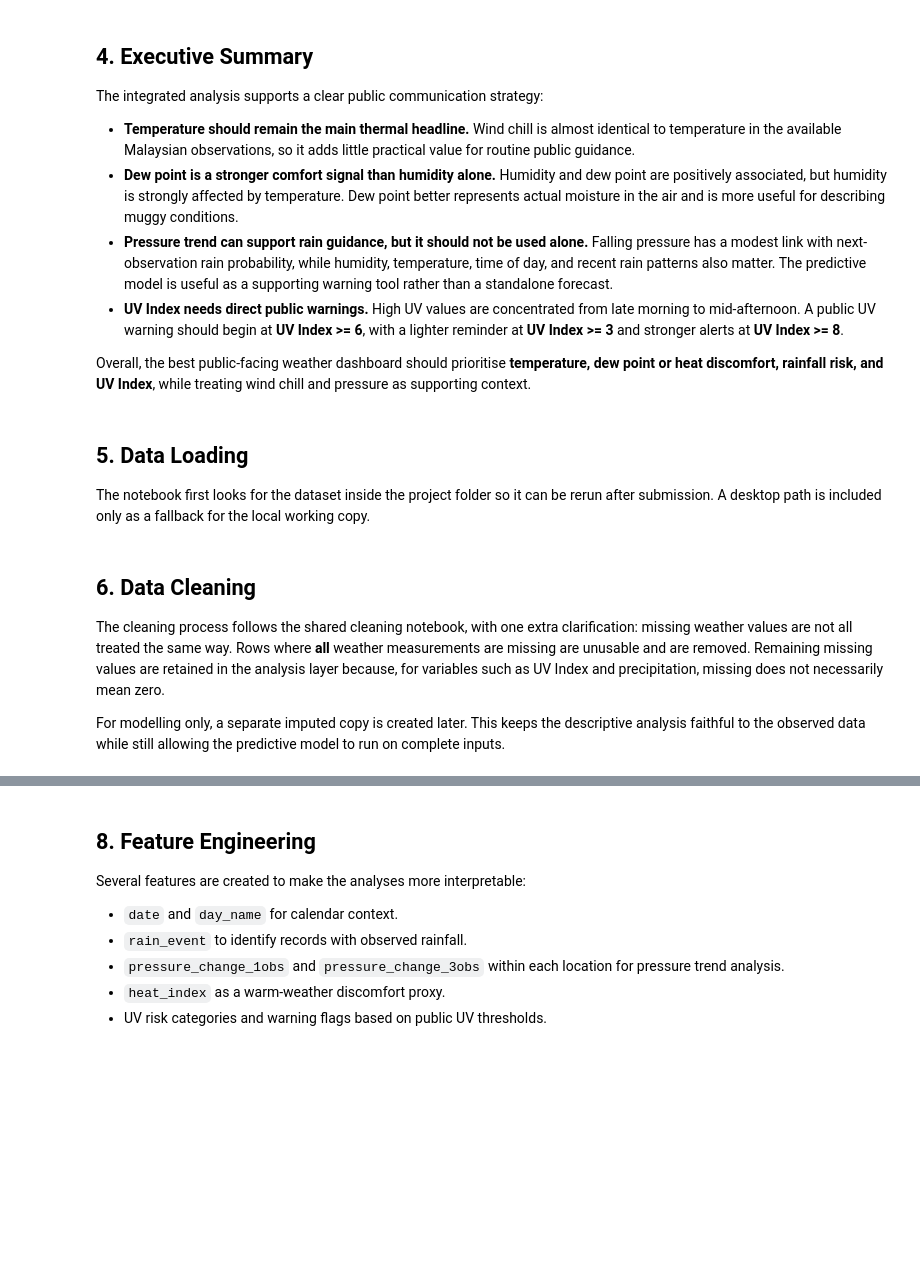
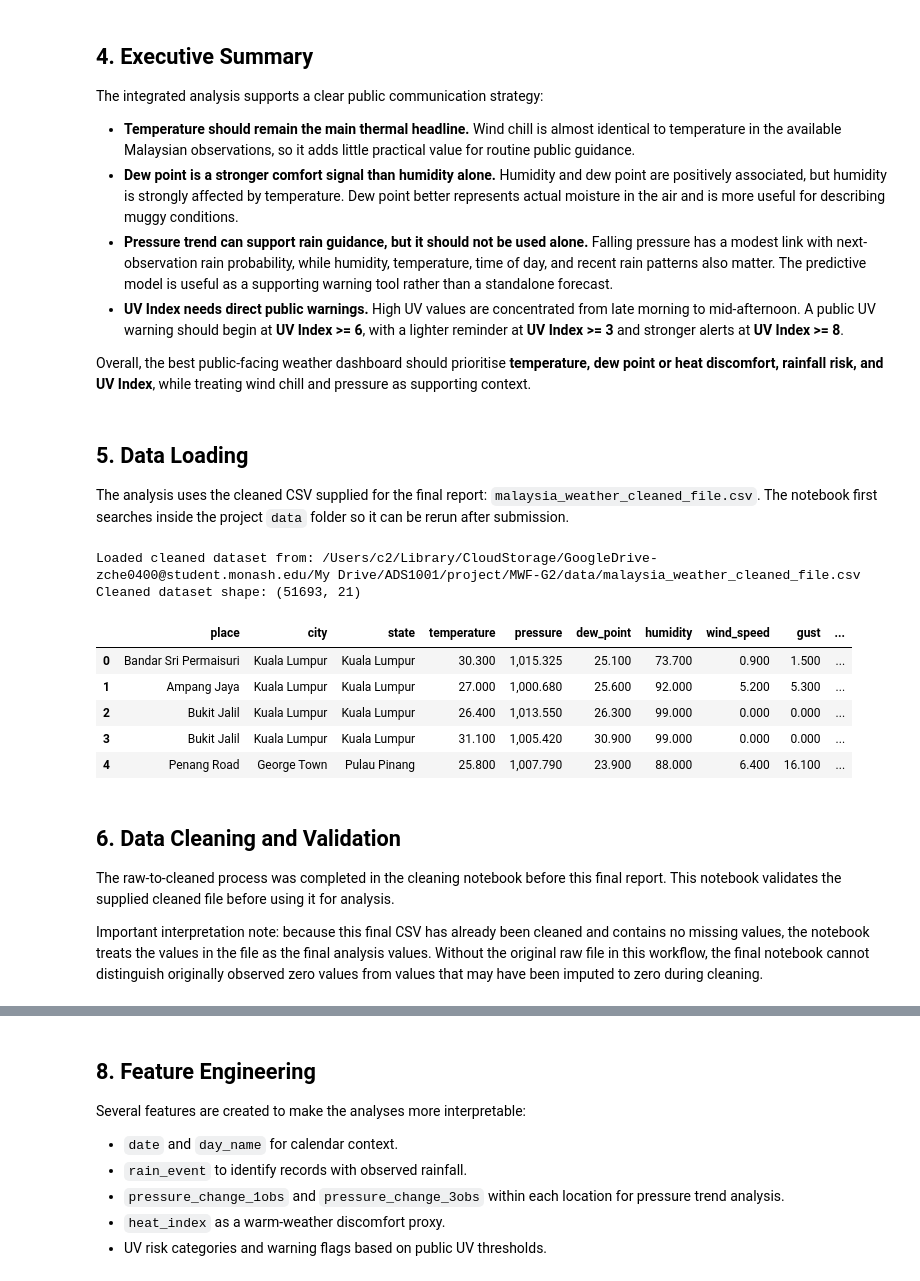
Before and after one commit to hyue3463-cloud/MWF-G2, a Jupyter notebook: ADS1001_project_notebook_template.ipynb, the cells around one changed output, grey strips where cells are left out. Drawn from its saved outputs; the diff is of its cells as text; code cells hidden in the pictures; blank space fills up the shorter version.

```diff
--- a/ADS1001_project_notebook_template.ipynb
+++ b/ADS1001_project_notebook_template.ipynb
@@ -166,48 +192,52 @@ Overall, the best public-facing weather dashboard should prioritise **temperatur
 # %% [markdown]
 ## 5. Data Loading
 
-The notebook first looks for the dataset inside the project folder so it can be rerun after submission. A desktop path is included only as a fallback for the local working copy.
+The analysis uses the cleaned CSV supplied for the final report: `malaysia_weather_cleaned_file.csv`. The notebook first searches inside the project `data` folder so it can be rerun after submission.
 # %%
 EXPECTED_COLUMNS = {
     'place', 'city', 'state', 'temperature', 'pressure', 'dew_point', 'humidity',
     'wind_speed', 'gust', 'wind_chill', 'uv_index', 'precipitation_rate',
-    'precipitation_total', 'year', 'month', 'day', 'hour', 'minutes', 'seconds'
+    'precipitation_total', 'year', 'month', 'day', 'hour', 'minutes', 'seconds',
+    'month_number', 'datetime'
 }
 
 candidate_paths = [
-    PROJECT_ROOT / 'data' / 'malaysia_weather_data.csv',
-    PROJECT_ROOT / 'malaysia_weather_data.csv',
-    PROJECT_ROOT / 'data' / 'malaysia_weather_cleaned.csv',
-    PROJECT_ROOT / 'malaysia_weather_cleaned.csv',
-    Path('/Users/c2/Desktop/malaysia_weather_data.csv'),
+    PROJECT_ROOT / 'data' / 'malaysia_weather_cleaned_file.csv',
+    PROJECT_ROOT / 'data' / 'malaysia_weather_cleaned_file(3).csv',
+    PROJECT_ROOT / 'malaysia_weather_cleaned_file.csv',
+    Path('/Users/c2/Desktop/malaysia_weather_cleaned_file(3).csv'),
 ]
 
 
-def read_weather_csv(path: Path) -> pd.DataFrame:
-    """Read normal CSV files and CSV files that contain one extra title row."""
-    for skiprows in [0, 1]:
-        try:
-            candidate = pd.read_csv(path, skiprows=skiprows, low_memory=False)
-        except Exception:
-            continue
-        if EXPECTED_COLUMNS.issubset(set(candidate.columns)):
-            return candidate
-    raise ValueError(f'Found {path}, but it does not contain the expected weather columns.')
+def load_cleaned_weather_csv(paths):
+    """Load the cleaned weather CSV from the first valid path in a candidate list."""
+    for path in paths:
+        if path.exists():
+            df_candidate = pd.read_csv(path, low_memory=False)
+            if EXPECTED_COLUMNS.issubset(set(df_candidate.columns)):
+                return path, df_candidate
+            raise ValueError(f'Found {path}, but it does not contain the expected cleaned weather columns.')
+    raise FileNotFoundError('Cleaned weather CSV not found. Place malaysia_weather_cleaned_file.csv in the data folder.')
 
-DATA_PATH = next((path for path in candidate_paths if path.exists()), None)
-if DATA_PATH is None:
-    raise FileNotFoundError('Weather CSV not found. Place malaysia_weather_data.csv in the data folder.')
-
-raw_df = read_weather_csv(DATA_PATH)
-print(f'Loaded dataset from: {DATA_PATH}')
-print(f'Raw dataset shape: {raw_df.shape}')
+DATA_PATH, raw_df = load_cleaned_weather_csv(candidate_paths)
+print(f'Loaded cleaned dataset from: {DATA_PATH}')
+print(f'Cleaned dataset shape: {raw_df.shape}')
 display(raw_df.head())
+# %% [output]
+Loaded cleaned dataset from: /Users/c2/Library/CloudStorage/GoogleDrive-zche0400@student.monash.edu/My Drive/ADS1001/project/MWF-G2/data/malaysia_weather_cleaned_file.csv
+Cleaned dataset shape: (51693, 21)
+|  | place | city | state | temperature | pressure | dew_point | humidity | wind_speed | gust | ... |
+| 0 | Bandar Sri Permaisuri | Kuala Lumpur | Kuala Lumpur | 30.300 | 1,015.325 | 25.100 | 73.700 | 0.900 | 1.500 | ... |
+| 1 | Ampang Jaya | Kuala Lumpur | Kuala Lumpur | 27.000 | 1,000.680 | 25.600 | 92.000 | 5.200 | 5.300 | ... |
+| 2 | Bukit Jalil | Kuala Lumpur | Kuala Lumpur | 26.400 | 1,013.550 | 26.300 | 99.000 | 0.000 | 0.000 | ... |
+| 3 | Bukit Jalil | Kuala Lumpur | Kuala Lumpur | 31.100 | 1,005.420 | 30.900 | 99.000 | 0.000 | 0.000 | ... |
+| 4 | Penang Road | George Town | Pulau Pinang | 25.800 | 1,007.790 | 23.900 | 88.000 | 6.400 | 16.100 | ... |
 # %% [markdown]
-## 6. Data Cleaning
+## 6. Data Cleaning and Validation
 
-The cleaning process follows the shared cleaning notebook, with one extra clarification: missing weather values are not all treated the same way. Rows where **all** weather measurements are missing are unusable and are removed. Remaining missing values are retained in the analysis layer because, for variables such as UV Index and precipitation, missing does not necessarily mean zero.
+The raw-to-cleaned process was completed in the cleaning notebook before this final report. This notebook validates the supplied cleaned file before using it for analysis.
 
-For modelling only, a separate imputed copy is created later. This keeps the descriptive analysis faithful to the observed data while still allowing the predictive model to run on complete inputs.
+Important interpretation note: because this final CSV has already been cleaned and contains no missing values, the notebook treats the values in the file as the final analysis values. Without the original raw file in this workflow, the final notebook cannot distinguish originally observed zero values from values that may have been imputed to zero during cleaning.
 # %%
 weather_cols = [
     'temperature', 'pressure', 'dew_point', 'humidity', 'wind_speed',
```
Also changed, not shown: parts of 16 cells of this notebook.
